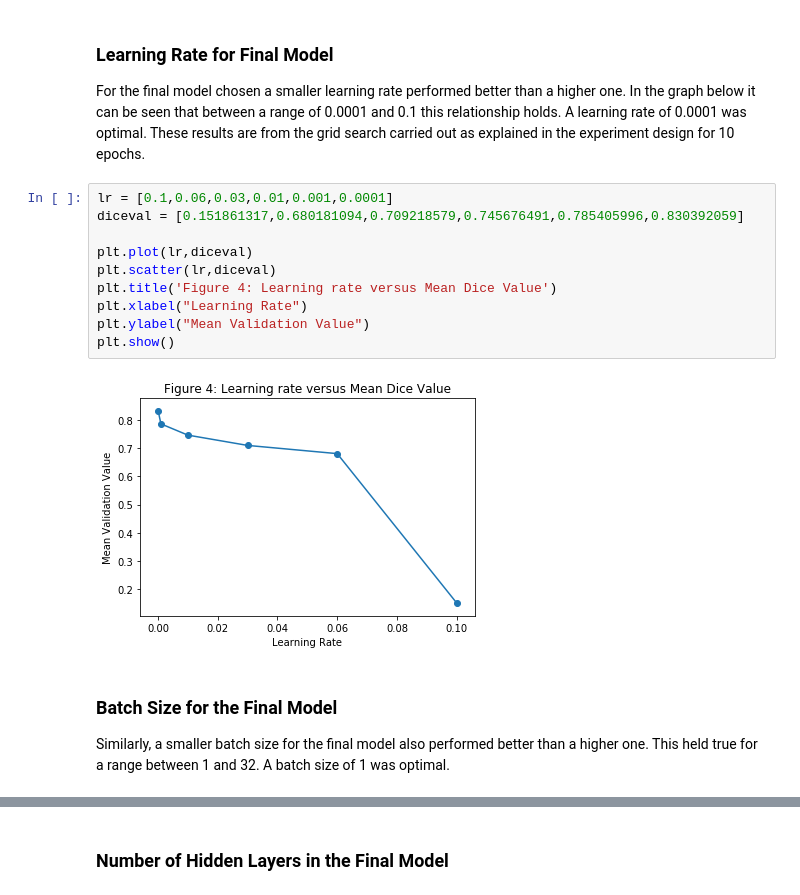
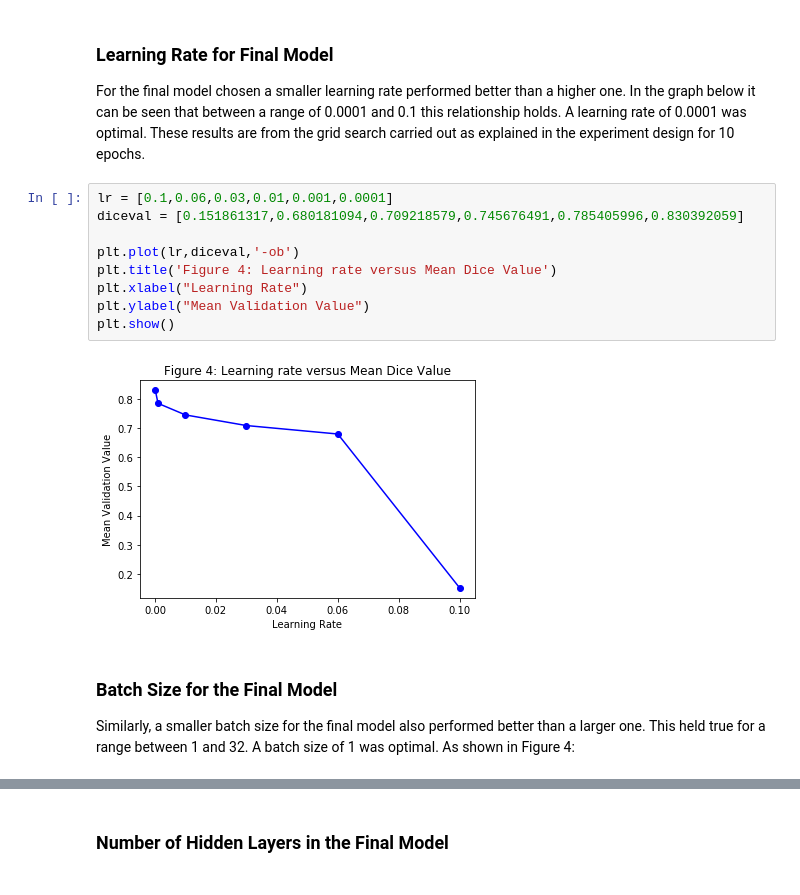
Before and after one commit to pusztayj/NeuralComp-Coursework, a Jupyter notebook: CW2/tutorial.ipynb, the cells around one changed output, grey strips where cells are left out. Saved outputs shown, nothing was run; the diff lists cells and outputs as text.

```diff
--- a/CW2/tutorial.ipynb
+++ b/CW2/tutorial.ipynb
@@ -899,19 +895,18 @@ For the final model chosen a smaller learning rate performed better than a highe
 # %%
 lr = [0.1,0.06,0.03,0.01,0.001,0.0001]
 diceval = [0.151861317,0.680181094,0.709218579,0.745676491,0.785405996,0.830392059]
 
-plt.plot(lr,diceval)
-plt.scatter(lr,diceval)
+plt.plot(lr,diceval,'-ob')
 plt.title('Figure 4: Learning rate versus Mean Dice Value')
 plt.xlabel("Learning Rate")
 plt.ylabel("Mean Validation Value")
 plt.show()
 # %% [output]
-[figure, old version]
+[figure, new version]
 # %% [markdown]
 ### Batch Size for the Final Model
 
-Similarly, a smaller batch size for the final model also performed better than a higher one. This held true for a range between 1 and 32. A batch size of 1 was optimal.
+Similarly, a smaller batch size for the final model also performed better than a larger one. This held true for a range between 1 and 32. A batch size of 1 was optimal. As shown in Figure 4:
 # %%
 batchsize = [32,16,8,4,2,1]
 dice = [0.618944308,0.708837118,0.715764975,0.779700757,0.785867825,0.830392059]
```
Also changed, not shown: parts of 20 cells of this notebook.
